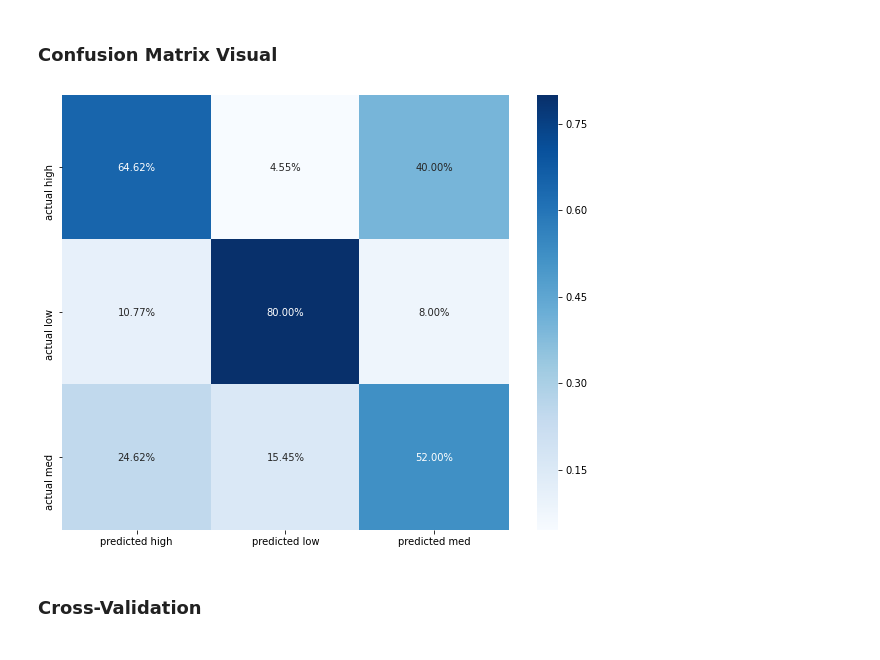
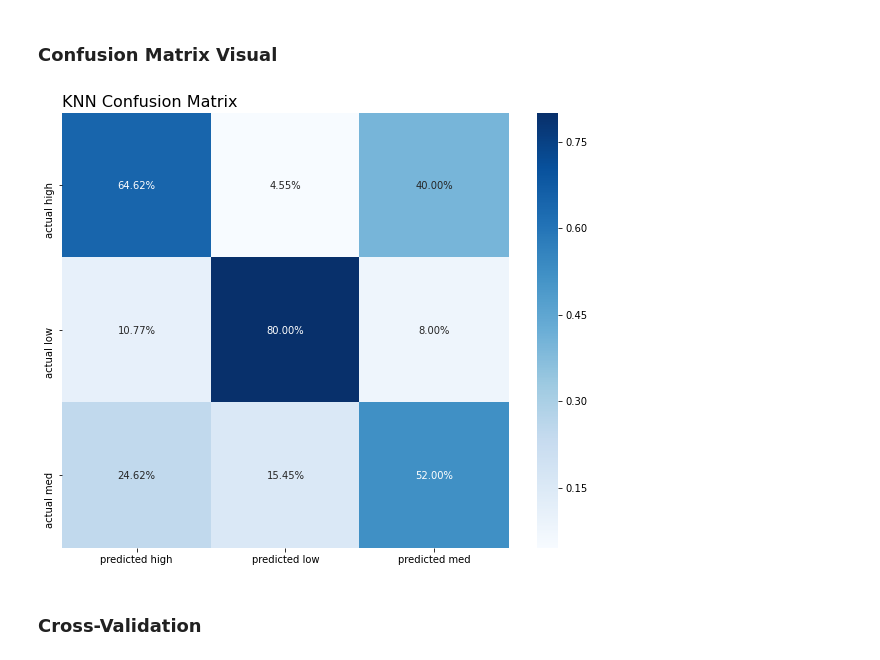
Before and after one commit to cvibanez/dsc630Project, a Jupyter notebook: CourseProject_Modeling_KNN.ipynb, the cells around one changed output. Saved outputs shown, nothing was run; the diff lists cells and outputs as text; code cells hidden in the pictures.

```diff
--- a/CourseProject_Modeling_KNN.ipynb
+++ b/CourseProject_Modeling_KNN.ipynb
@@ -216,13 +216,15 @@ array([0.64615385, 0.8       , 0.52      ])
 # %%
 fig, ax = plt.subplots(figsize = (10,8))
 
 
 sns.heatmap(conf_matrix_knn/np.sum(conf_matrix_knn), annot=True,
             fmt='.2%', cmap='Blues')
 
+ax.set_title('KNN Confusion Matrix', fontsize = 16, loc='left')
+
 plt.show()
 # %% [output]
-[figure, old version]
+[figure, new version]
 # %% [markdown]
 ### Cross-Validation
 # %%
```
